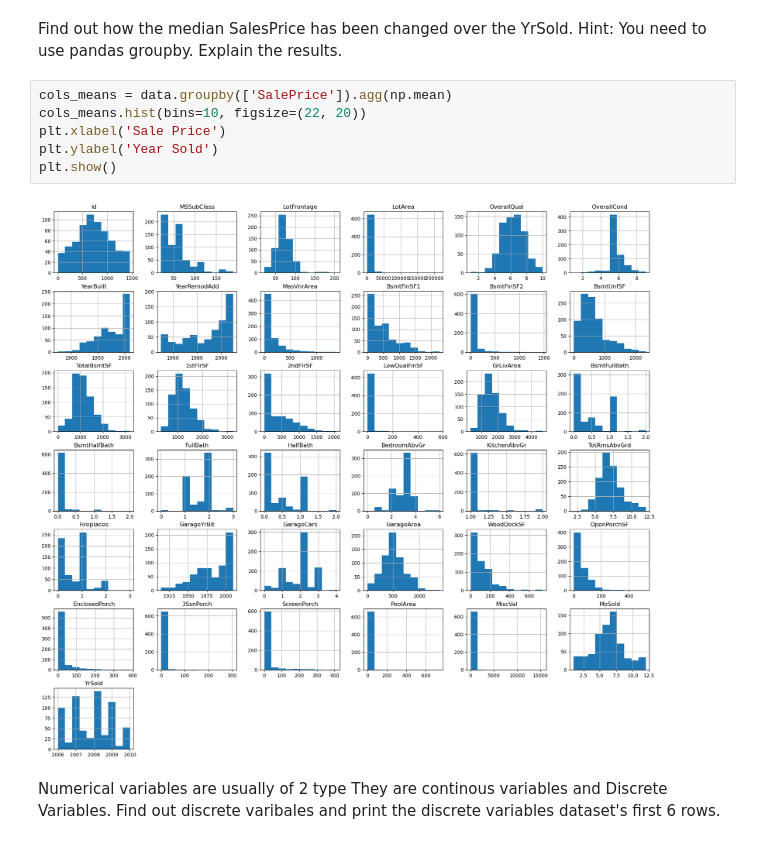
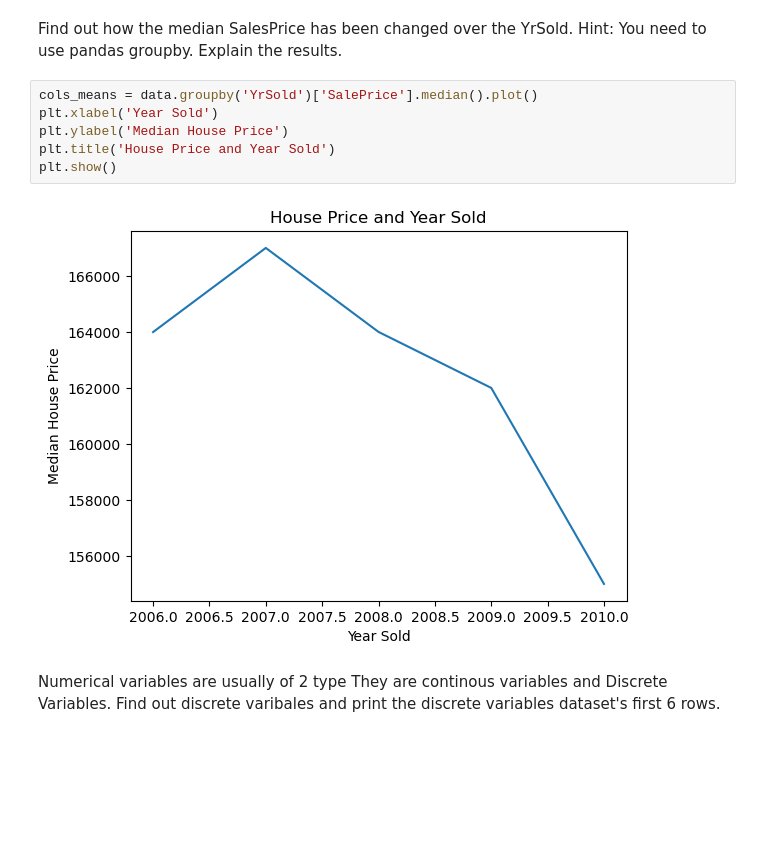
Before and after one commit to lazaryan159/TCO_Academy, a Jupyter notebook: data_ploting.ipynb, the cells around one changed output. Cells and saved outputs as stored; diff of their text form; blank space fills up the shorter version.

```diff
--- a/data_ploting.ipynb
+++ b/data_ploting.ipynb
@@ -146,13 +146,13 @@ data.head()
 # %% [markdown]
 Find out how the median SalesPrice has been changed over the YrSold. Hint: You need to use pandas groupby. Explain the results.
 # %%
-cols_means = data.groupby(['SalePrice']).agg(np.mean)
-cols_means.hist(bins=10, figsize=(22, 20))
-plt.xlabel('Sale Price')
-plt.ylabel('Year Sold')
+cols_means = data.groupby('YrSold')['SalePrice'].median().plot()
+plt.xlabel('Year Sold')
+plt.ylabel('Median House Price')
+plt.title('House Price and Year Sold')
 plt.show()
 # %% [output]
-[figure, old version]
+[figure, new version]
 # %% [markdown]
 Numerical variables are usually of 2 type They are continous variables and Discrete Variables. Find out discrete varibales and print the discrete variables dataset's first 6 rows.
 # %%
```
Also changed, not shown: parts of 4 cells of this notebook.
